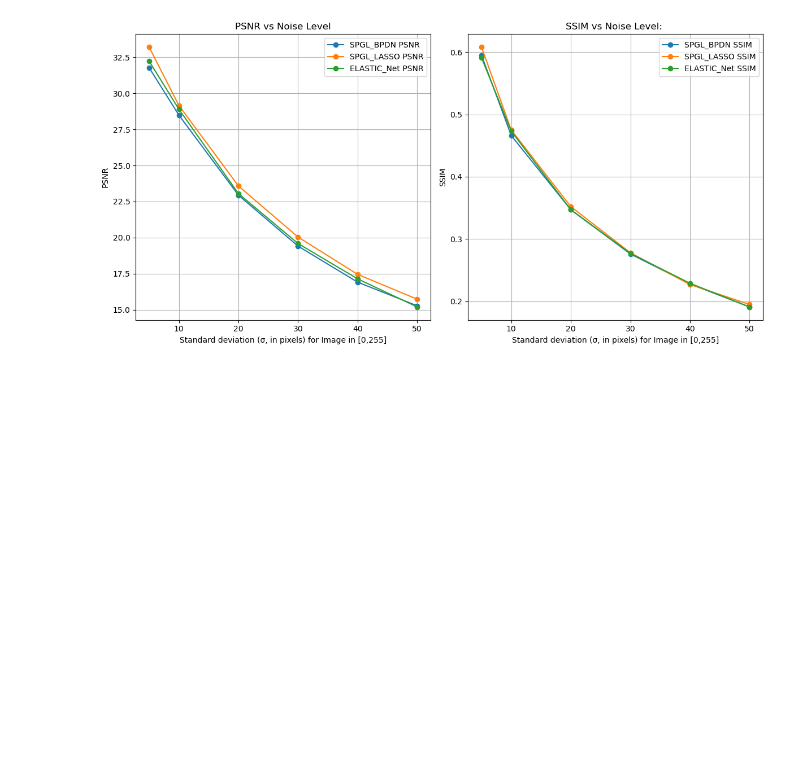
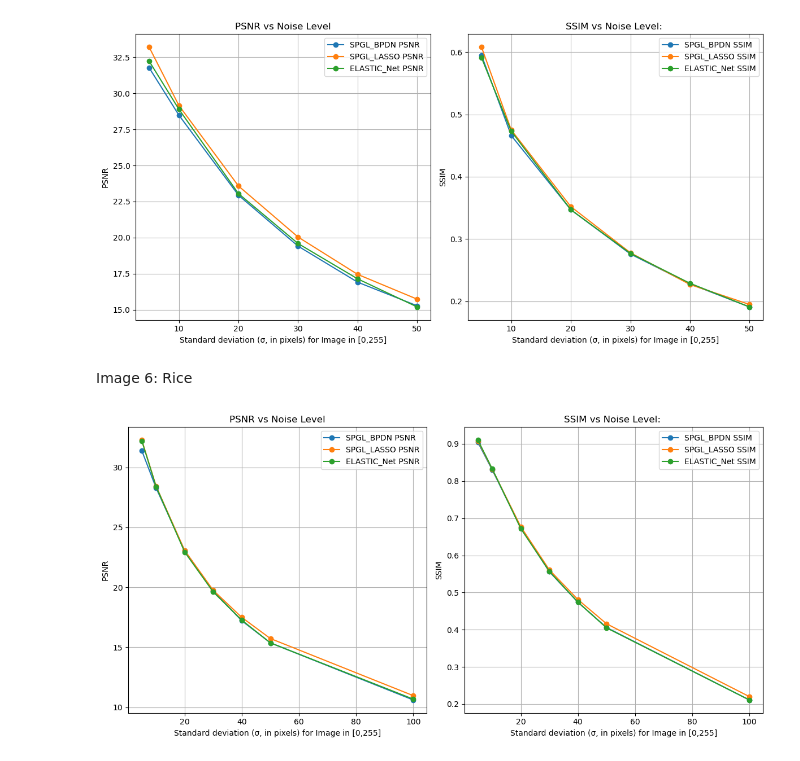
Before and after one commit to Tharindu-Nirmal/Image_Denoising, a Jupyter notebook: plots.ipynb, the cells around one changed output. Saved outputs shown, nothing was run; the diff lists cells and outputs as text; code cells hidden in the pictures; blank space fills up the shorter version.

```diff
--- a/plots.ipynb
+++ b/plots.ipynb
@@ -51,3 +51,53 @@ plt.tight_layout()
 plt.show()
 # %% [output]
 [figure]
+# %% [markdown]
+Image 6: Rice
+# %%
+Image= 'Rice'
+
+# Noise levels
+sigma = np.array([5, 10, 20, 30, 40, 50, 100])
+
+# SPGL_BPDN PSNR/SSIM
+spgl_bpdn_psnr = np.array([31.39, 28.28, 23.05, 19.68, 17.21, 15.37, 10.61])
+spgl_bpdn_ssim = np.array([0.904, 0.830, 0.675, 0.556, 0.474, 0.406, 0.211])
+
+# SPGL_LASSO PSNR/SSIM
+spgl_lasso_psnr = np.array([32.27, 28.43, 23.07, 19.75, 17.49, 15.73, 10.97])
+spgl_lasso_ssim = np.array([0.908, 0.832, 0.677, 0.561, 0.481, 0.416, 0.220])
+
+# ELASTIC_Net PSNR/SSIM
+elastic_net_psnr = np.array([32.21, 28.40, 22.94, 19.61, 17.26, 15.37, 10.68])
+elastic_net_ssim = np.array([0.910, 0.833, 0.672, 0.557, 0.474, 0.405, 0.211])
+
+# Create the plot
+plt.figure(figsize=(12, 6))
+
+# Plot PSNR for all methods
+plt.subplot(1, 2, 1)
+plt.plot(sigma, spgl_bpdn_psnr, label='SPGL_BPDN PSNR', marker='o')
+plt.plot(sigma, spgl_lasso_psnr, label='SPGL_LASSO PSNR', marker='o')
+plt.plot(sigma, elastic_net_psnr, label='ELASTIC_Net PSNR', marker='o')
+plt.xlabel('Standard deviation (σ, in pixels) for Image in [0,255]')
+plt.ylabel('PSNR')
+plt.title('PSNR vs Noise Level')
+plt.legend()
+plt.grid(True)
+
+# Plot SSIM for all methods
+plt.subplot(1, 2, 2)
+plt.plot(sigma, spgl_bpdn_ssim, label='SPGL_BPDN SSIM', marker='o')
+plt.plot(sigma, spgl_lasso_ssim, label='SPGL_LASSO SSIM', marker='o')
+plt.plot(sigma, elastic_net_ssim, label='ELASTIC_Net SSIM', marker='o')
+plt.xlabel('Standard deviation (σ, in pixels) for Image in [0,255]')
+plt.ylabel('SSIM')
+plt.title('SSIM vs Noise Level: ')
+plt.legend()
+plt.grid(True)
+
+# Show the plot
+plt.tight_layout()
+plt.show()
+# %% [output]
+[figure, added]
```
Also changed, not shown: parts of 2 cells of this notebook, 4 other files.
